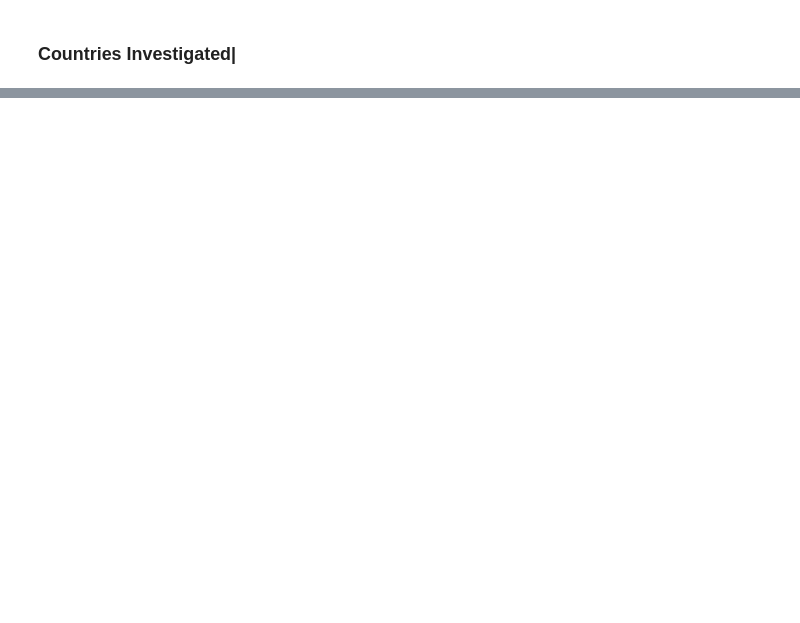
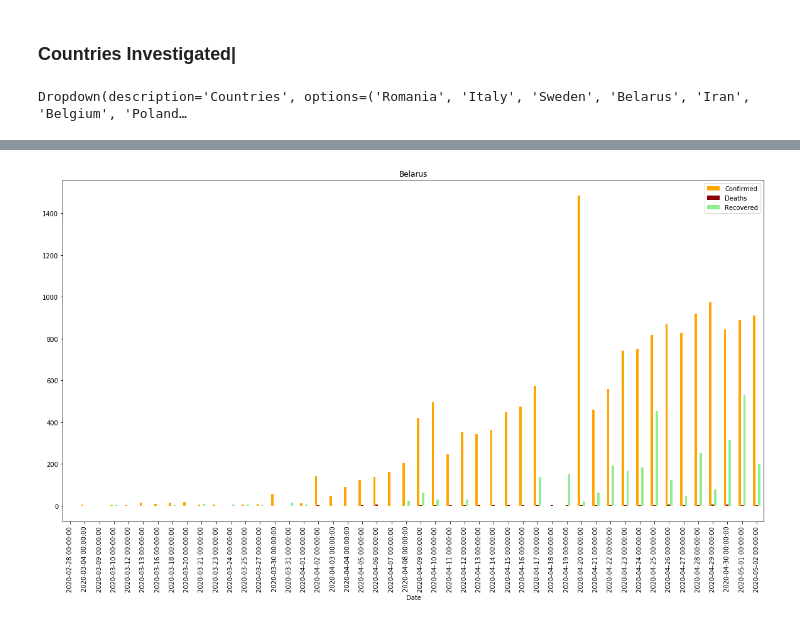
Before and after one commit to nlucian/covid19, a Jupyter notebook: BigDataProject_final.ipynb, the cells around one changed output, grey strips where cells are left out. Drawn from its saved outputs; the diff is of its cells as text; code cells hidden in the pictures; blank space fills up the shorter version.

Commit message:
fixed dropdown

```diff
--- a/BigDataProject_final.ipynb
+++ b/BigDataProject_final.ipynb
@@ -390,20 +461,21 @@ ci_output = widgets.Output()
 # %%
 countries_Investigated = ['Romania', 'Italy', 'Sweden', 'Belarus','Iran','Belgium', 'Poland','Germany', 'Brazil' ]
 # %%
-select_variable = widgets.Dropdown(
+select_countries = widgets.Dropdown(
     options=countries_Investigated,
     value=countries_Investigated[0],
     description='Countries'
 )
 
-
 def plot_investigated_countries(b):
     with ci_output:
         clear_output()
-        print(select_variable.value)
-        RestrictionsEffectForCountry(select_variable.value)
+        print(select_countries.value)
+        RestrictionsEffectForCountry(select_countries.value)
 
-select_variable.observe(plot_investigated_countries, names='value')
+select_countries.observe(plot_investigated_countries, names='value')
 
-display(select_variable)
+display(select_countries)
 display(ci_output)
+# %% [output]
+Dropdown(description='Countries', options=('Romania', 'Italy', 'Sweden', 'Belarus', 'Iran', 'Belgium', 'Poland…
@@ -409,0 +483 @@ display(ci_output)
+[figure, added]
```
Also changed, not shown: parts of 10 cells of this notebook.
